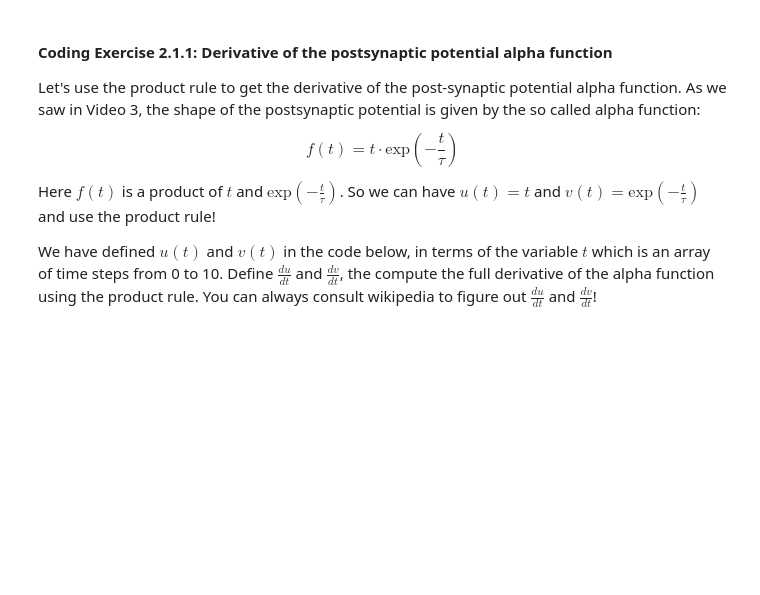
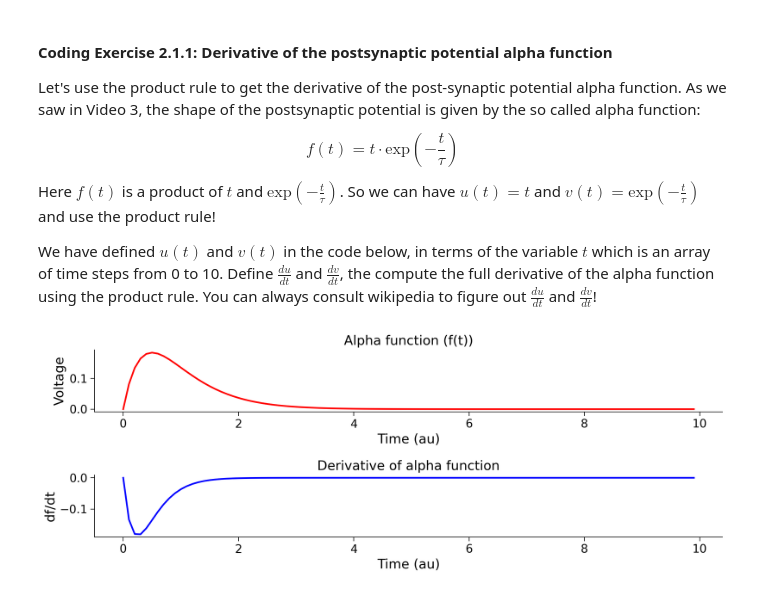
Before and after one commit to ivonnerubio/Neuromatch-Academy-Computational-Neuroscience, a Jupyter notebook: Calculus/Differentiation and Integration.ipynb, the cells around one changed output. Cells and saved outputs as stored; diff of their text form; code cells hidden in the pictures; blank space fills up the shorter version.

```diff
--- a/Calculus/Differentiation and Integration.ipynb
+++ b/Calculus/Differentiation and Integration.ipynb
@@ -23,15 +166,22 @@ We have defined $u(t)$ and $v(t)$ in the code below, in terms of the variable $t
 # %%
 # Define time, time contant
 t = np.arange(0,10,.1)
 tau = 0.5
 
 # Compute alpha function
 f = t * np.exp(-t/tau)
 
 # Define u(t), v(t)
 u_t = t
 v_t = np.exp(-t/tau)
 
 # Define du/dt, dv/dt
 du_dt = 1
-dv_dt = 1
+dv_dt = -1 / tau * np.exp(-t/tau)
+
+# Define full derivative
+df_dt = u_t * dv_dt * v_t * du_dt
+
+plot_alpha_func(t, f, df_dt)
+# %% [output]
+[figure, added]
```
Also changed, not shown: parts of 1 cell of this notebook.
